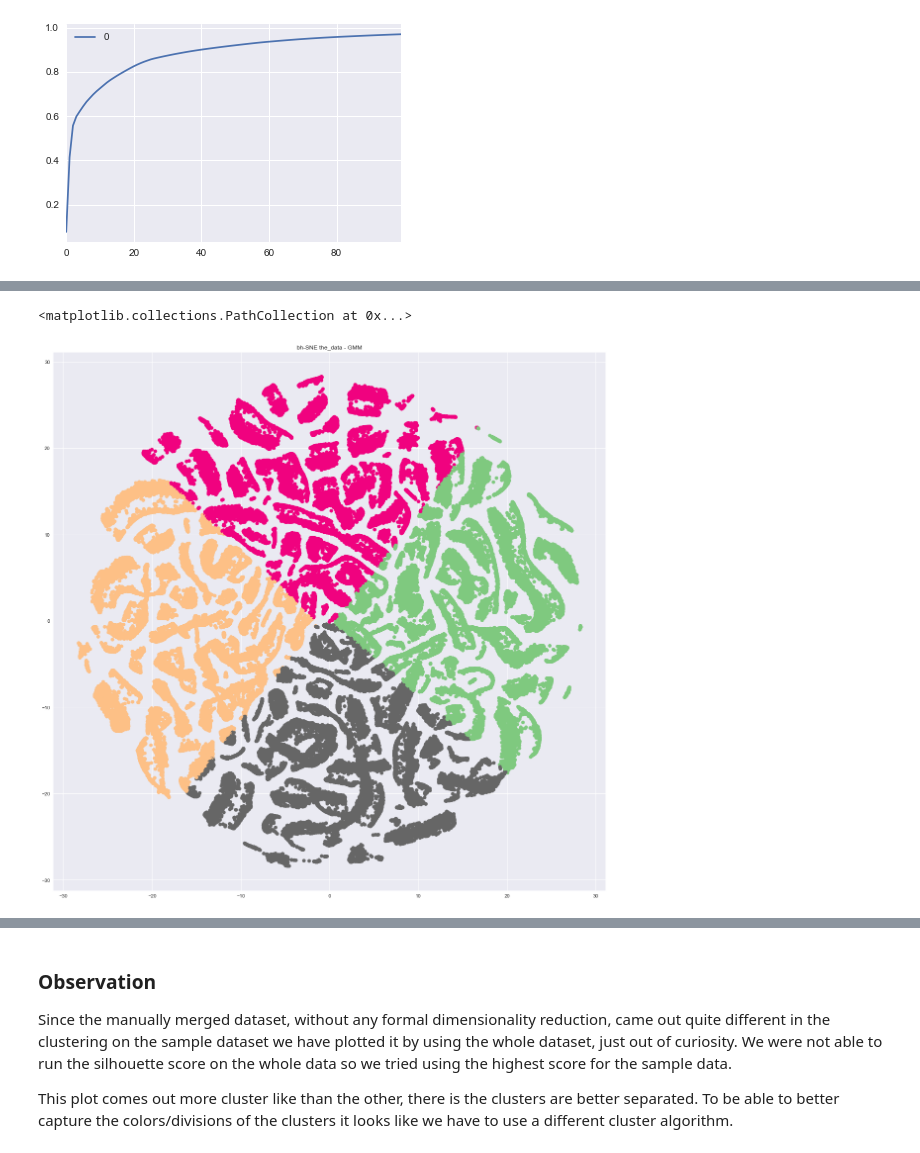
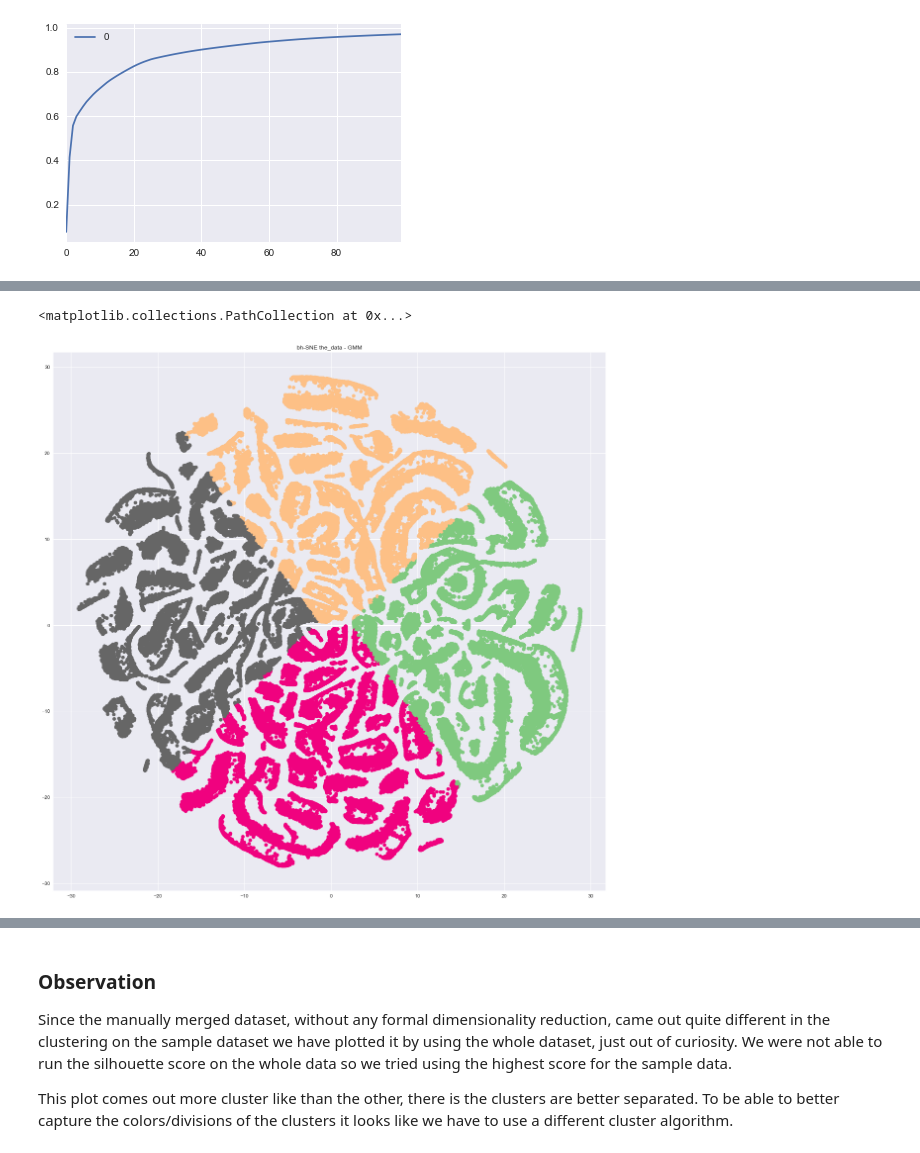
Before and after one commit to larahronn/atus_clustering, a Jupyter notebook: lara_cap/The_clusters.ipynb, the cells around one changed output, grey strips where cells are left out. Cells and saved outputs as stored; diff of their text form; code cells hidden in the pictures.

```diff
--- a/lara_cap/The_clusters.ipynb
+++ b/lara_cap/The_clusters.ipynb
@@ -599,6 +653,6 @@ labels16 = km.labels_
 # %%
 %%time
 
-clusterer15 = GMM(n_components=4, random_state=2).fit(result_td_raw)
-labels15 = clusterer15.predict(result_td_raw)
+clusterer16 = GMM(n_components=4, random_state=2).fit(result_td_raw)
+labels16 = clusterer16.predict(result_td_raw)
 # %% [output]
@@ -607,7 +687,7 @@ Wall time: 1.04 s
 # %%
 fig = plt.figure(figsize=(20,20))
 plt.title('bh-SNE the_data - GMM')
-plt.scatter(result_td_raw[:,0], result_td_raw[:,1], c=labels15, cmap=plt.cm.get_cmap("Accent", 40))
+plt.scatter(result_td_raw[:,0], result_td_raw[:,1], c=labels16, cmap=plt.cm.get_cmap("Accent", 4))
 # %% [output]
 <matplotlib.collections.PathCollection at 0x...>
-[figure, old version]
+[figure, new version]
```
Also changed, not shown: parts of 49 cells of this notebook, 3 other files.
